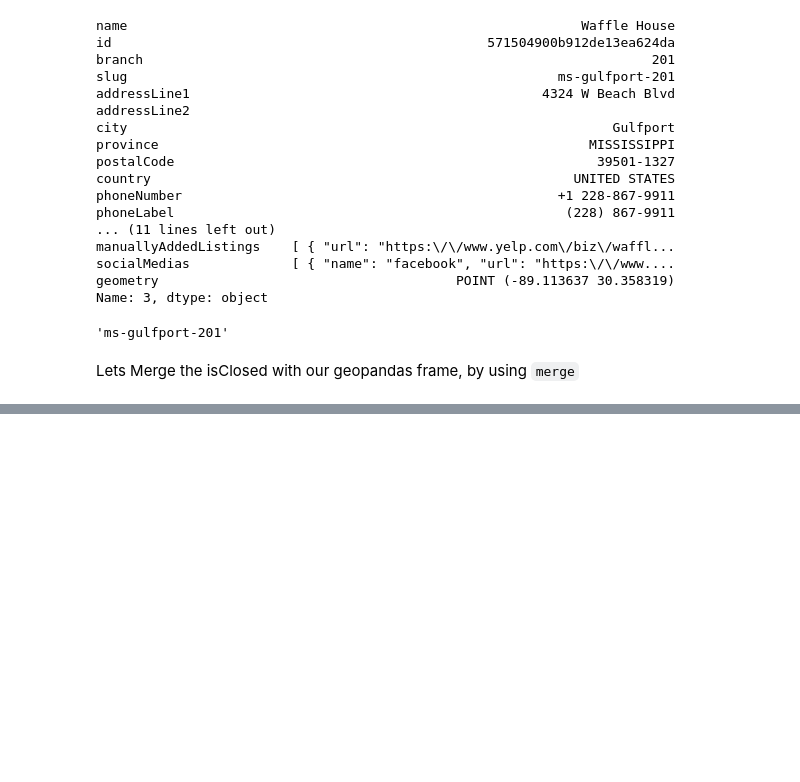
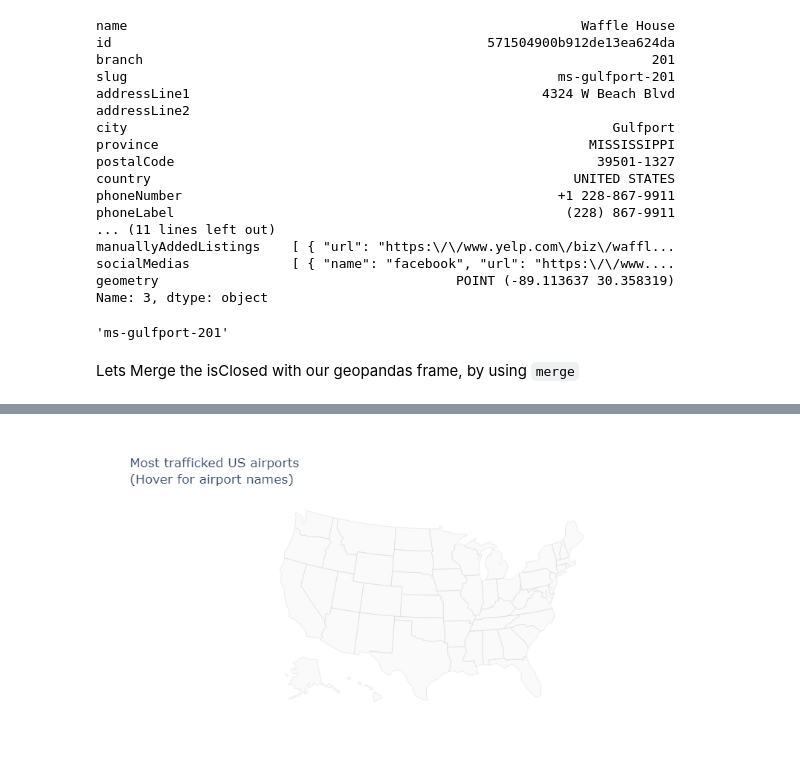
Before and after one commit to alexpawlowski/waffle_house_api_explorer, a Jupyter notebook: wfh_index_mapper.ipynb, the cells around one changed output, grey strips where cells are left out. Cells and saved outputs as stored; diff of their text form; code cells hidden in the pictures; blank space fills up the shorter version.

```diff
--- a/wfh_index_mapper.ipynb
+++ b/wfh_index_mapper.ipynb
@@ -101,0 +195,2 @@ Text(0.5, 1.0, 'Waffle House Index: 438 of 1967 Closed')
+# %%
+gdf_closures = gdf_closures.to_crs("EPSG:4326") #convert back to lat/lon
@@ -101,0 +199,42 @@ Text(0.5, 1.0, 'Waffle House Index: 438 of 1967 Closed')
+# %%
+import plotly.graph_objects as go
+
+#df = pd.read_csv('https://raw.githubusercontent.com/plotly/datasets/master/2011_february_us_airport_traffic.csv')
+#df['text'] = df['airport'] + '' + df['city'] + ', ' + df['state'] + '' + 'Arrivals: ' + df['cnt'].astype(str)
+
+fig = go.Figure(data=go.Scattergeo(
+        geojson = mapping(gdf_closures['geometry']),
+        text = gdf_closures['slug'],
+        mode = 'markers',
+        showlegend=True,
+        marker = dict(
+            size = 8,
+            opacity = 0.8,
+            reversescale = True,
+            autocolorscale = False,
+            symbol = 'square',
+            line = dict(
+                width=1,
+                color='rgba(102, 102, 102)'
+            ),
+            colorscale = 'Blues',
+            color =
+            colorbar_title="Incoming flights<br>February 2011"
+        )))
+
+fig.update_layout(
+        title = 'Most trafficked US airports<br>(Hover for airport names)',
+        geo = dict(
+            scope='usa',
+            projection_type='albers usa',
+            showland = True,
+            landcolor = "rgb(250, 250, 250)",
+            subunitcolor = "rgb(217, 217, 217)",
+            countrycolor = "rgb(217, 217, 217)",
+            countrywidth = 0.5,
+            subunitwidth = 0.5
+        ),
+    )
+fig.show()
+# %% [output]
+[figure, added]
```
Also changed, not shown: parts of 24 cells of this notebook, 1 other file.
